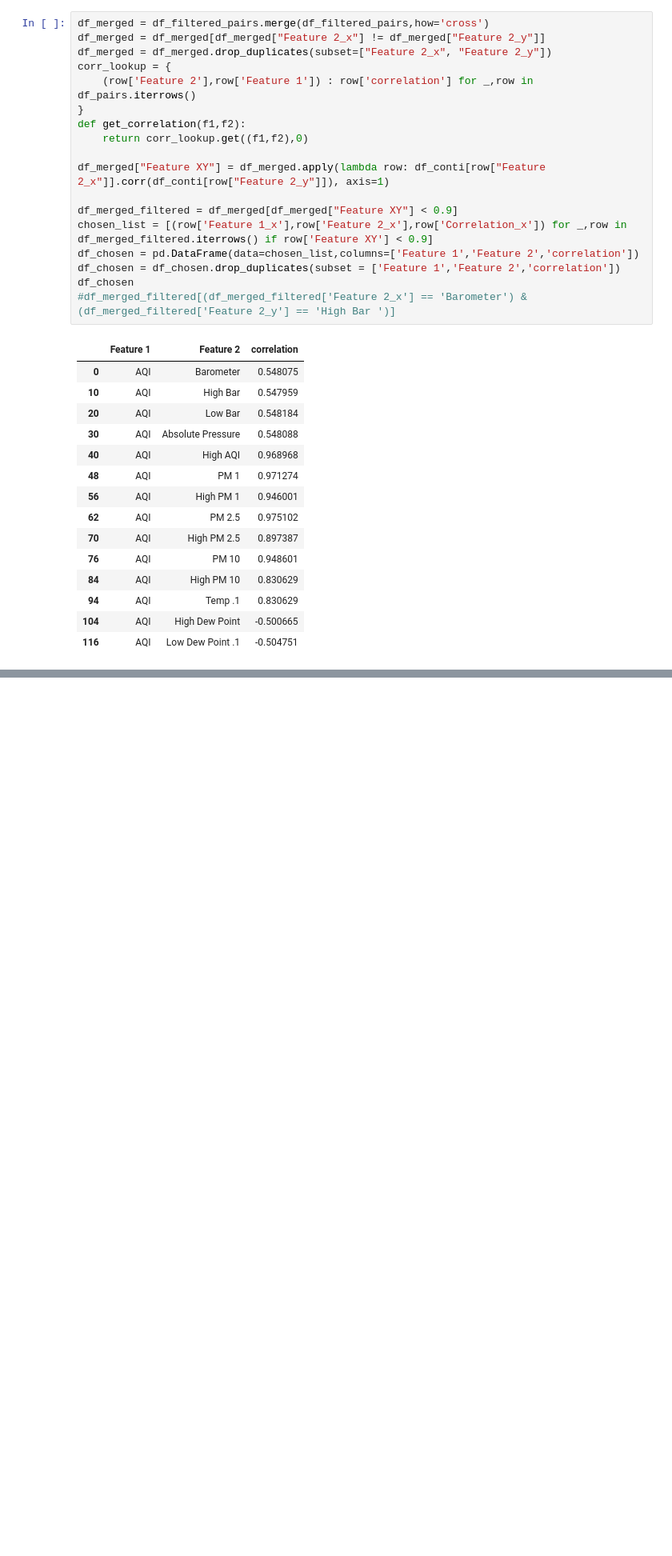
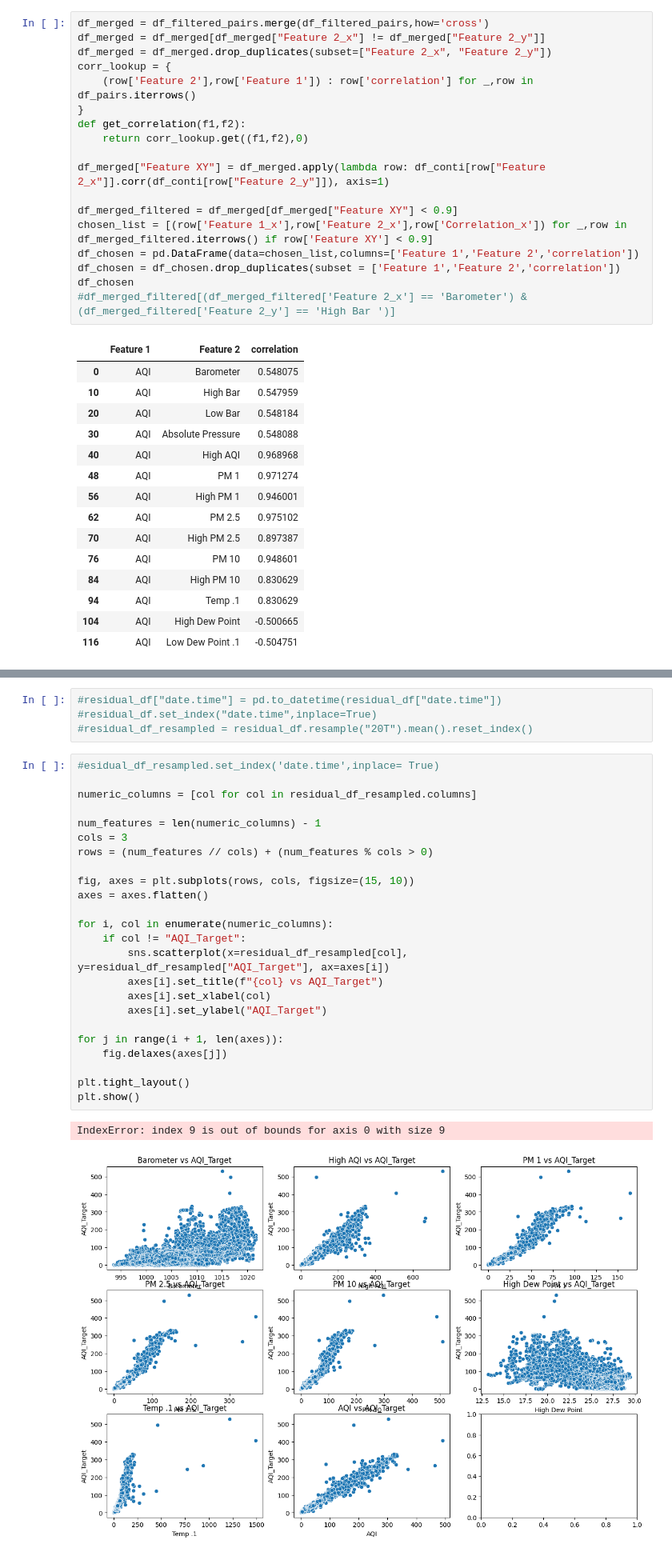
Before and after one commit to FaYMan2/minor, a Jupyter notebook: test.ipynb, the cells around one changed output, grey strips where cells are left out. Shown at 80% size. Drawn from its saved outputs; the diff is of its cells as text; blank space fills up the shorter version.

```diff
--- a/test.ipynb
+++ b/test.ipynb
@@ -330,0 +358,31 @@ residual_df_copy.head(15)
+# %%
+#residual_df["date.time"] = pd.to_datetime(residual_df["date.time"])
+#residual_df.set_index("date.time",inplace=True)
+#residual_df_resampled = residual_df.resample("20T").mean().reset_index()
+# %%
+#esidual_df_resampled.set_index('date.time',inplace= True)
+
+numeric_columns = [col for col in residual_df_resampled.columns]
+
+num_features = len(numeric_columns) - 1
+cols = 3
+rows = (num_features // cols) + (num_features % cols > 0)
+
+fig, axes = plt.subplots(rows, cols, figsize=(15, 10))
+axes = axes.flatten()
+
+for i, col in enumerate(numeric_columns):
+    if col != "AQI_Target":
+        sns.scatterplot(x=residual_df_resampled[col], y=residual_df_resampled["AQI_Target"], ax=axes[i])
+        axes[i].set_title(f"{col} vs AQI_Target")
+        axes[i].set_xlabel(col)
+        axes[i].set_ylabel("AQI_Target")
+
+for j in range(i + 1, len(axes)):
+    fig.delaxes(axes[j])
+
+plt.tight_layout()
+plt.show()
+# %% [output]
+IndexError: index 9 is out of bounds for axis 0 with size 9
+[figure, added]
```
Also changed, not shown: parts of 8 cells of this notebook, 1 other file.
